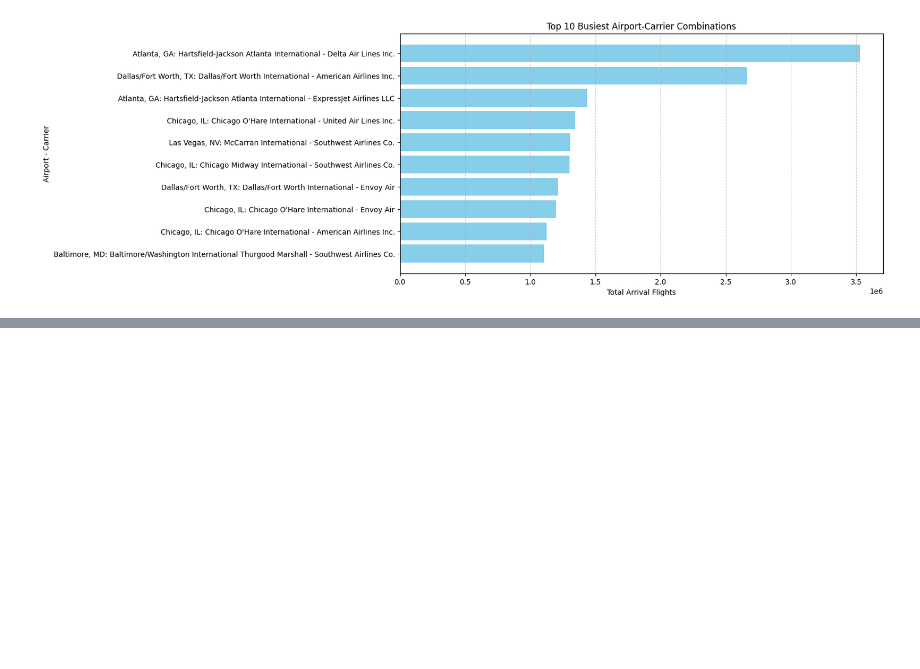
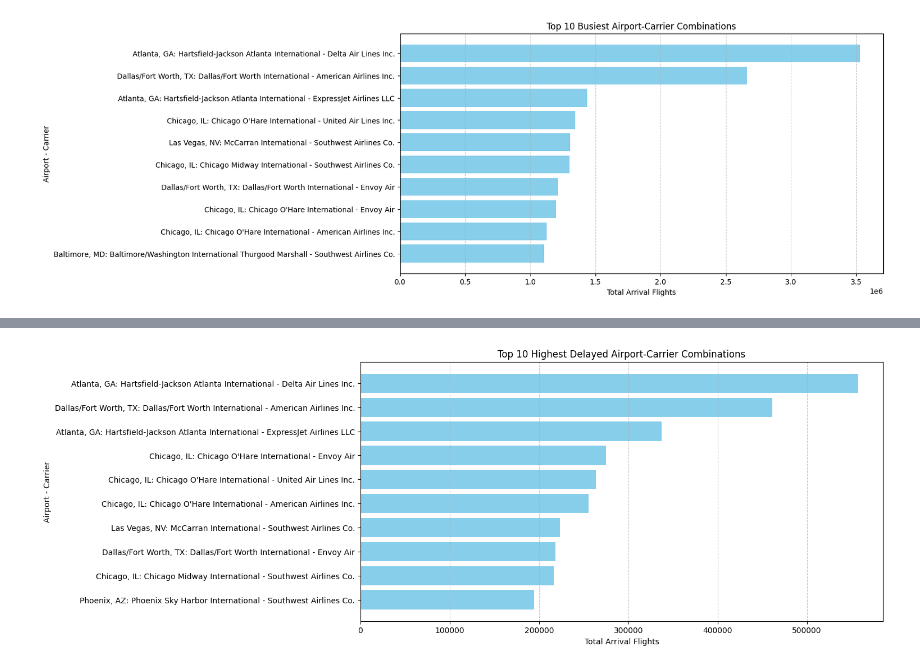
Before and after one commit to shayari21/Flight-Delay-Analysis, a Jupyter notebook: Data_Analysis.ipynb, the cells around one changed output, grey strips where cells are left out. Drawn from its saved outputs; the diff is of its cells as text; code cells hidden in the pictures; blank space fills up the shorter version.

Commit message:
added 10 delay

```diff
--- a/Data_Analysis.ipynb
+++ b/Data_Analysis.ipynb
@@ -860,3 +860,12 @@ plt.grid(axis="x", linestyle="--", alpha=0.7)
 plt.show()
 # %% [output]
 [figure]
+# %%
+#top 10 Airport-Carrier with highest delays
+# Aggregate total flights by (airport, carrier) combination
+delay_airport_carrier = flight_data_df.groupby(["airport_name", "carrier_name"])["arr_del15"].sum()
+
+# Get the top 10 busiest airport-carrier combinations
+delay_airport_carrier = delay_airport_carrier.sort_values(ascending=False).head(10)
+
+print(delay_airport_carrier)
@@ -862,0 +885,20 @@ plt.show()
+# %%
+#Convert to DataFrame for plotting
+delay_airport_carrier_df = delay_airport_carrier.reset_index()
+
+# Plot the top 10 delay airport-carrier combinations
+plt.figure(figsize=(12, 6))
+plt.barh(
+    delay_airport_carrier_df["airport_name"] + " - " + delay_airport_carrier_df["carrier_name"],
+    delay_airport_carrier_df["arr_del15"],
+    color="skyblue",
+)
+
+plt.xlabel("Total Arrival Flights")
+plt.ylabel("Airport - Carrier")
+plt.title("Top 10 Highest Delayed Airport-Carrier Combinations")
+plt.gca().invert_yaxis()  # Invert y-axis to show highest values at the top
+plt.grid(axis="x", linestyle="--", alpha=0.7)
+plt.show()
+# %% [output]
+[figure, added]
```
Also changed, not shown: parts of 1 cell of this notebook.
